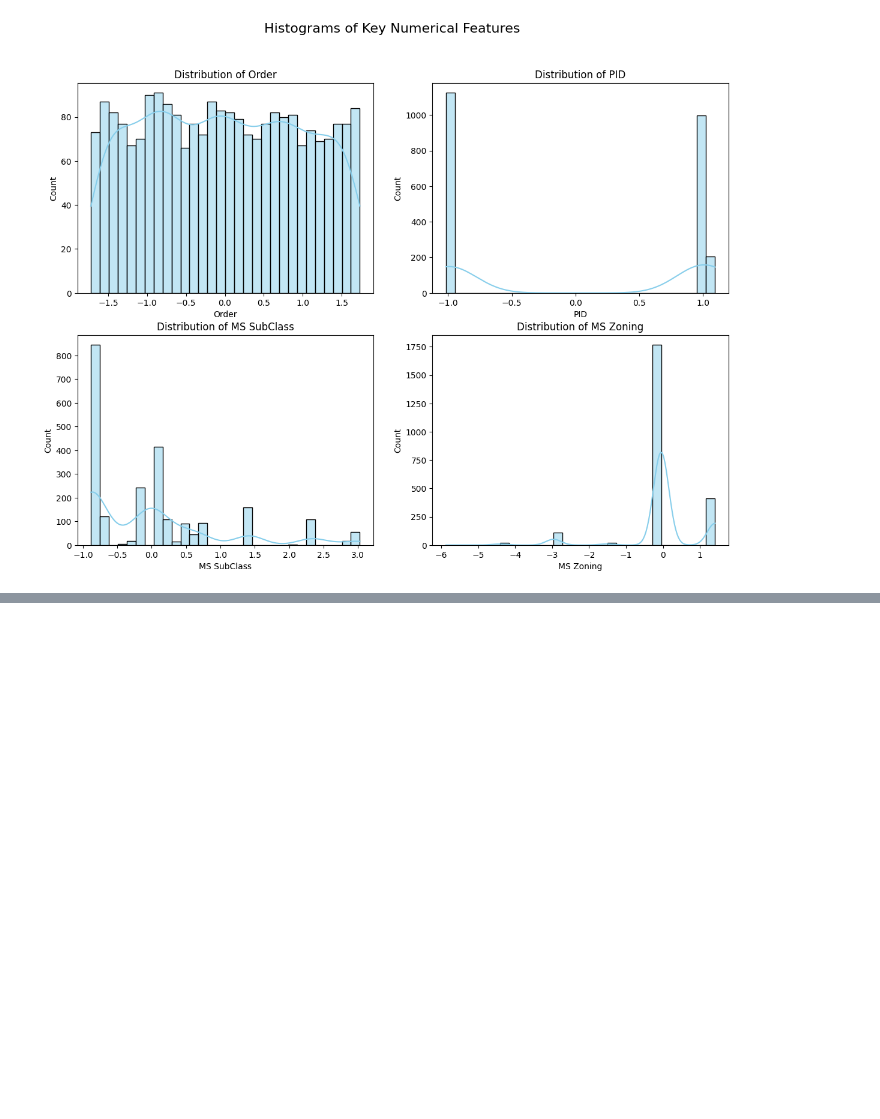
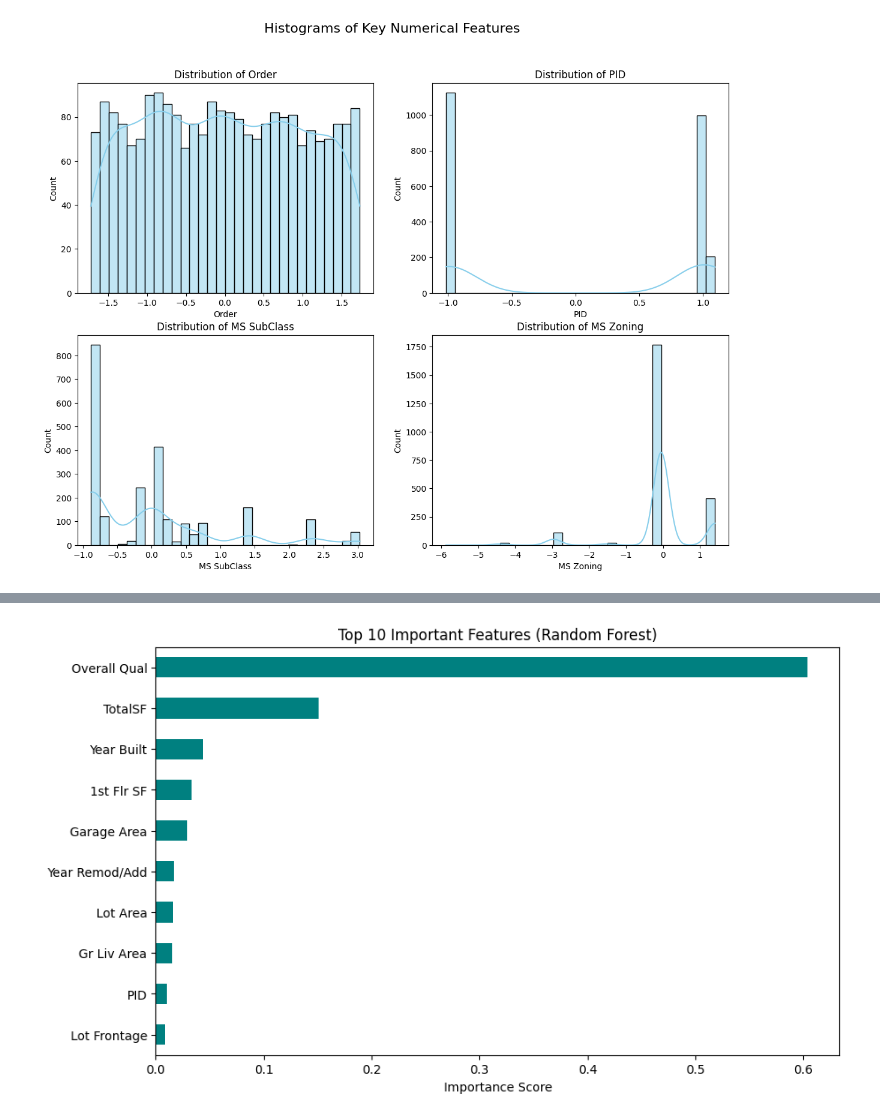
Before and after one commit to aanjalii2/DA, a Jupyter notebook: Task.ipynb, the cells around one changed output, grey strips where cells are left out. Saved outputs shown, nothing was run; the diff lists cells and outputs as text; code cells hidden in the pictures; blank space fills up the shorter version.

```diff
--- a/Task.ipynb
+++ b/Task.ipynb
@@ -754,0 +812,2 @@ for ax, feature in zip(axes.flatten(), num_cols):
+# %%
+df = df.dropna(subset=['SalePrice'])
@@ -754,0 +831,32 @@ for ax, feature in zip(axes.flatten(), num_cols):
+# %%
+from sklearn.ensemble import RandomForestRegressor
+from sklearn.model_selection import train_test_split
+
+# Select only numerical features for this model
+numerical_df = df.select_dtypes(include=['float64', 'int64'])
+
+# Drop target temporarily
+X = numerical_df.drop('SalePrice', axis=1)
+y = numerical_df['SalePrice']
+
+# Split data
+X_train, X_test, y_train, y_test = train_test_split(X, y, test_size=0.2, random_state=42)
+
+# Fit model
+model = RandomForestRegressor(n_estimators=100, random_state=42)
+model.fit(X_train, y_train)
+
+# Feature importance
+importances = model.feature_importances_
+feat_importances = pd.Series(importances, index=X.columns)
+top_features = feat_importances.nlargest(10)
+
+# Plot
+plt.figure(figsize=(10, 6))
+top_features.plot(kind='barh', color='teal')
+plt.title("Top 10 Important Features (Random Forest)")
+plt.xlabel("Importance Score")
+plt.gca().invert_yaxis()
+plt.show()
+# %% [output]
+[figure, added]
```
Also changed, not shown: parts of 20 cells of this notebook.
